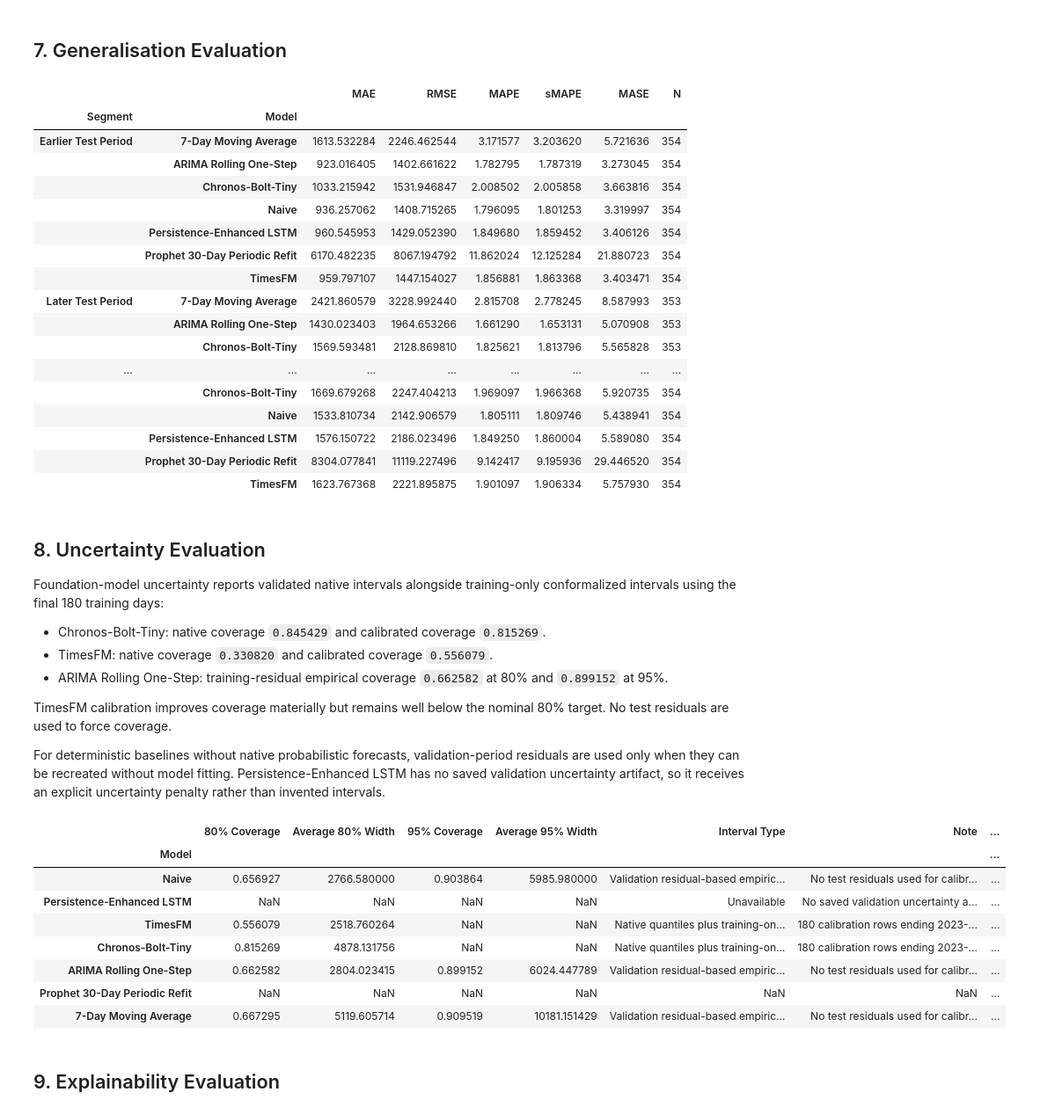
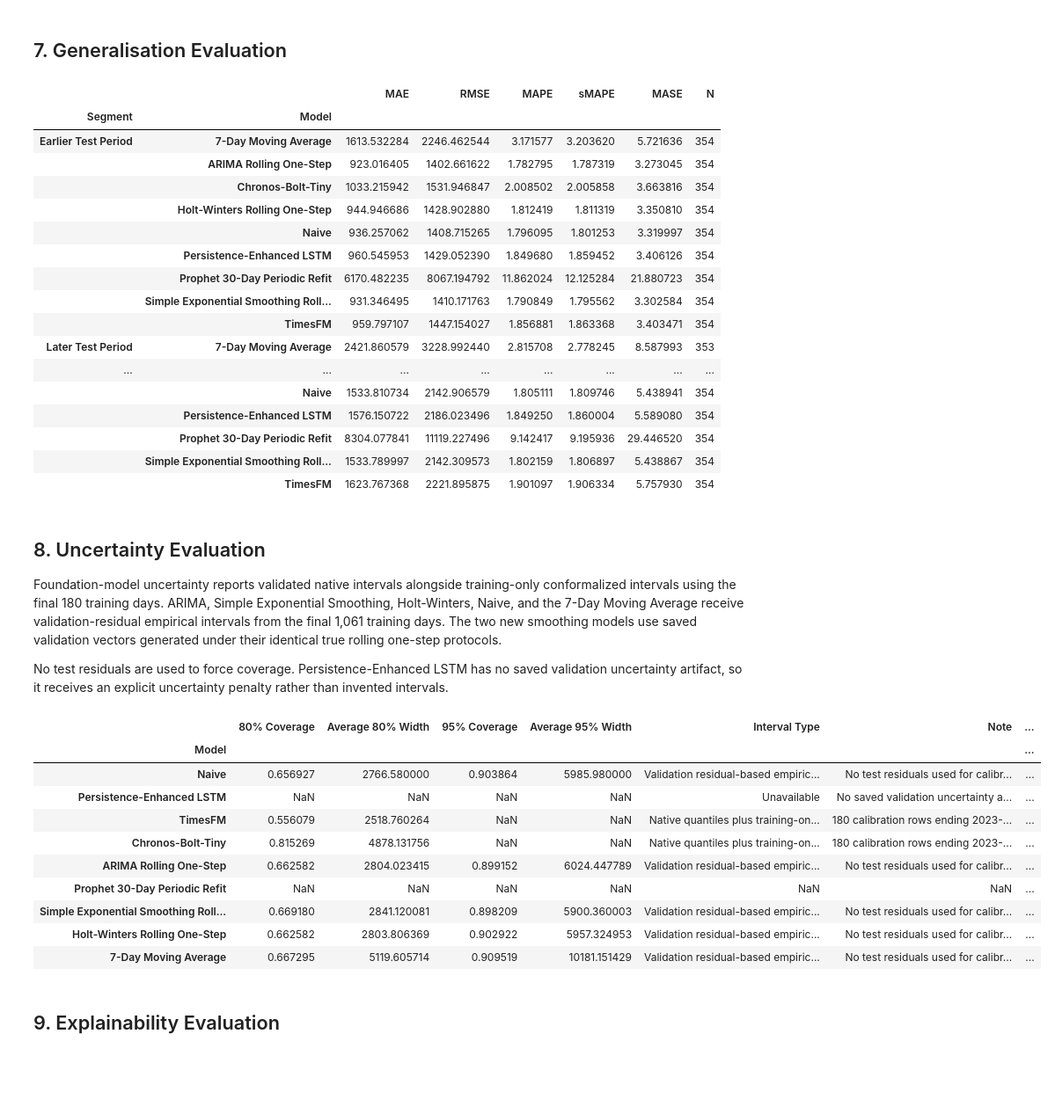
Before and after one commit to mdsoadsolaiman/Time-Series-Foundation-Models, a Jupyter notebook: notebooks/06_Trustworthiness.ipynb, the cells around one changed output. Shown at 88% size. Cells and saved outputs as stored; diff of their text form; code cells hidden in the pictures; blank space fills up the shorter version.

```diff
--- a/notebooks/06_Trustworthiness.ipynb
+++ b/notebooks/06_Trustworthiness.ipynb
@@ -56,6 +58,8 @@ expected_columns = [
     "TimesFM",
     "ARIMA_Rolling",
     "Prophet_Periodic_Refit",
+    "Simple_Exp_Smoothing",
+    "Holt_Winters",
 ]
 
 missing_columns = [column for column in expected_columns if column not in forecast_results.columns]
@@ -70,7 +74,7 @@ value_columns = expected_columns[1:]
 
 artifact_validation = pd.DataFrame(
     [
-        {"Check": "Shape is (1061, 8) before Timestamp index", "Result": tuple(pd.read_csv(forecast_artifact_path).shape) == (1061, 8)},
+        {"Check": "Shape is (1061, 10) before Timestamp index", "Result": tuple(pd.read_csv(forecast_artifact_path).shape) == (1061, 10)},
         {"Check": "Timestamp unique", "Result": forecast_results.index.is_unique},
         {"Check": "Timestamp sorted", "Result": forecast_results.index.is_monotonic_increasing},
         {"Check": "No missing values", "Result": not forecast_results[value_columns].isna().any().any()},
@@ -203,6 +214,8 @@ forecast_series = {
     "Chronos-Bolt-Tiny": forecast_results["Chronos_Bolt_Tiny"].rename("Chronos-Bolt-Tiny"),
     "ARIMA Rolling One-Step": forecast_results["ARIMA_Rolling"].rename("ARIMA Rolling One-Step"),
     "Prophet 30-Day Periodic Refit": forecast_results["Prophet_Periodic_Refit"].rename("Prophet 30-Day Periodic Refit"),
+    "Simple Exponential Smoothing Rolling One-Step": forecast_results["Simple_Exp_Smoothing"].rename("Simple Exponential Smoothing Rolling One-Step"),
+    "Holt-Winters Rolling One-Step": forecast_results["Holt_Winters"].rename("Holt-Winters Rolling One-Step"),
 }
 
 # Deterministic no-leakage 7-day moving average: prediction at t uses t-7 through t-1 only.
@@ -344,31 +359,25 @@ segment_generalisation
 | Earlier Test Period | 7-Day Moving Average | 1613.532284 | 2246.462544 | 3.171577 | 3.203620 | 5.721636 | 354 |
 |  | ARIMA Rolling One-Step | 923.016405 | 1402.661622 | 1.782795 | 1.787319 | 3.273045 | 354 |
 |  | Chronos-Bolt-Tiny | 1033.215942 | 1531.946847 | 2.008502 | 2.005858 | 3.663816 | 354 |
+|  | Holt-Winters Rolling One-Step | 944.946686 | 1428.902880 | 1.812419 | 1.811319 | 3.350810 | 354 |
 |  | Naive | 936.257062 | 1408.715265 | 1.796095 | 1.801253 | 3.319997 | 354 |
 |  | Persistence-Enhanced LSTM | 960.545953 | 1429.052390 | 1.849680 | 1.859452 | 3.406126 | 354 |
 |  | Prophet 30-Day Periodic Refit | 6170.482235 | 8067.194792 | 11.862024 | 12.125284 | 21.880723 | 354 |
+|  | Simple Exponential Smoothing Roll... | 931.346495 | 1410.171763 | 1.790849 | 1.795562 | 3.302584 | 354 |
 |  | TimesFM | 959.797107 | 1447.154027 | 1.856881 | 1.863368 | 3.403471 | 354 |
 | Later Test Period | 7-Day Moving Average | 2421.860579 | 3228.992440 | 2.815708 | 2.778245 | 8.587993 | 353 |
-|  | ARIMA Rolling One-Step | 1430.023403 | 1964.653266 | 1.661290 | 1.653131 | 5.070908 | 353 |
-|  | Chronos-Bolt-Tiny | 1569.593481 | 2128.869810 | 1.825621 | 1.813796 | 5.565828 | 353 |
 | ... | ... | ... | ... | ... | ... | ... | ... |
-|  | Chronos-Bolt-Tiny | 1669.679268 | 2247.404213 | 1.969097 | 1.966368 | 5.920735 | 354 |
 |  | Naive | 1533.810734 | 2142.906579 | 1.805111 | 1.809746 | 5.438941 | 354 |
 |  | Persistence-Enhanced LSTM | 1576.150722 | 2186.023496 | 1.849250 | 1.860004 | 5.589080 | 354 |
 |  | Prophet 30-Day Periodic Refit | 8304.077841 | 11119.227496 | 9.142417 | 9.195936 | 29.446520 | 354 |
+|  | Simple Exponential Smoothing Roll... | 1533.789997 | 2142.309573 | 1.802159 | 1.806897 | 5.438867 | 354 |
 |  | TimesFM | 1623.767368 | 2221.895875 | 1.901097 | 1.906334 | 5.757930 | 354 |
 # %% [markdown]
 ## 8. Uncertainty Evaluation
 
-Foundation-model uncertainty reports validated native intervals alongside training-only conformalized intervals using the final 180 training days:
+Foundation-model uncertainty reports validated native intervals alongside training-only conformalized intervals using the final 180 training days. ARIMA, Simple Exponential Smoothing, Holt-Winters, Naive, and the 7-Day Moving Average receive validation-residual empirical intervals from the final 1,061 training days. The two new smoothing models use saved validation vectors generated under their identical true rolling one-step protocols.
 
-- Chronos-Bolt-Tiny: native coverage `0.845429` and calibrated coverage `0.815269`.
-- TimesFM: native coverage `0.330820` and calibrated coverage `0.556079`.
-- ARIMA Rolling One-Step: training-residual empirical coverage `0.662582` at 80% and `0.899152` at 95%.
-
-TimesFM calibration improves coverage materially but remains well below the nominal 80% target. No test residuals are used to force coverage.
-
-For deterministic baselines without native probabilistic forecasts, validation-period residuals are used only when they can be recreated without model fitting. Persistence-Enhanced LSTM has no saved validation uncertainty artifact, so it receives an explicit uncertainty penalty rather than invented intervals.
+No test residuals are used to force coverage. Persistence-Enhanced LSTM has no saved validation uncertainty artifact, so it receives an explicit uncertainty penalty rather than invented intervals.
 # %%
 validation_window = train.iloc[-len(test):]
 validation_actual = validation_window.rename("actual")
@@ -377,14 +386,24 @@ arima_validation = pd.read_csv(
     PROJECT_ROOT / "results" / "arima_validation_forecast.csv", parse_dates=["Timestamp"]
 ).set_index("Timestamp")["ARIMA_Rolling_Validation"]
 arima_validation.index = pd.to_datetime(arima_validation.index, utc=True)
+simple_exp_smoothing_validation = pd.read_csv(PROJECT_ROOT / "results" / "simple_exp_smoothing_validation_forecast.csv", parse_dates=["Timestamp"]).set_index("Timestamp")["Simple_Exp_Smoothing_Validation"]
+holt_winters_validation = pd.read_csv(PROJECT_ROOT / "results" / "holt_winters_validation_forecast.csv", parse_dates=["Timestamp"]).set_index("Timestamp")["Holt_Winters_Validation"]
+simple_exp_smoothing_validation.index = pd.to_datetime(simple_exp_smoothing_validation.index, utc=True)
+holt_winters_validation.index = pd.to_datetime(holt_winters_validation.index, utc=True)
 arima_validation = arima_validation.reindex(validation_index)
 assert arima_validation.index.equals(validation_index) and not arima_validation.isna().any()
+simple_exp_smoothing_validation = simple_exp_smoothing_validation.reindex(validation_index)
+holt_winters_validation = holt_winters_validation.reindex(validation_index)
+assert simple_exp_smoothing_validation.index.equals(validation_index) and not simple_exp_smoothing_validation.isna().any()
+assert holt_winters_validation.index.equals(validation_index) and not holt_winters_validation.isna().any()
 assert validation_index.max() < test.index.min()
 
 validation_forecasts = {
     "Naive": target.shift(1).reindex(validation_index).rename("Naive"),
     "7-Day Moving Average": target.shift(1).rolling(window=7).mean().reindex(validation_index).rename("7-Day Moving Average"),
     "ARIMA Rolling One-Step": arima_validation.rename("ARIMA Rolling One-Step"),
+    "Simple Exponential Smoothing Rolling One-Step": simple_exp_smoothing_validation.rename("Simple Exponential Smoothing Rolling One-Step"),
+    "Holt-Winters Rolling One-Step": holt_winters_validation.rename("Holt-Winters Rolling One-Step"),
 }
 
 uncertainty_rows = []
@@ -439,33 +458,35 @@ uncertainty_rows.extend(
 )
 
 calibration_summary = pd.read_csv(PROJECT_ROOT / "results" / "foundation_uncertainty_summary.csv")
 calibration_summary["Model"] = calibration_summary["Model"].replace({"Chronos_Bolt_Tiny": "Chronos-Bolt-Tiny"})
 uncertainty_rows = [row for row in uncertainty_rows if row["Model"] not in {"Chronos-Bolt-Tiny", "TimesFM"}]
 for row in calibration_summary.to_dict(orient="records"):
     uncertainty_rows.append({
         "Model": row["Model"],
         "Native 80% Coverage": row["Native_Test_Coverage_80"],
         "Calibrated 80% Coverage": row["Calibrated_Test_Coverage_80"],
         "80% Coverage": row["Calibrated_Test_Coverage_80"],
         "Native Average 80% Width": row["Native_Average_Width_80"],
         "Average 80% Width": row["Calibrated_Average_Width_80"],
         "95% Coverage": np.nan,
         "Average 95% Width": np.nan,
         "Interval Type": "Native quantiles plus training-only CQR calibration",
         "Note": f"180 calibration rows ending {row['Calibration_End']}; no test residuals used.",
     })
 
 uncertainty_table = pd.DataFrame(uncertainty_rows).set_index("Model").reindex(metrics_table.index)
 uncertainty_table
 # %% [output]
 |  | 80% Coverage | Average 80% Width | 95% Coverage | Average 95% Width | Interval Type | Note | ... |
 | Model |  |  |  |  |  |  | ... |
 | Naive | 0.656927 | 2766.580000 | 0.903864 | 5985.980000 | Validation residual-based empiric... | No test residuals used for calibr... | ... |
 | Persistence-Enhanced LSTM | NaN | NaN | NaN | NaN | Unavailable | No saved validation uncertainty a... | ... |
 | TimesFM | 0.556079 | 2518.760264 | NaN | NaN | Native quantiles plus training-on... | 180 calibration rows ending 2023-... | ... |
 | Chronos-Bolt-Tiny | 0.815269 | 4878.131756 | NaN | NaN | Native quantiles plus training-on... | 180 calibration rows ending 2023-... | ... |
 | ARIMA Rolling One-Step | 0.662582 | 2804.023415 | 0.899152 | 6024.447789 | Validation residual-based empiric... | No test residuals used for calibr... | ... |
 | Prophet 30-Day Periodic Refit | NaN | NaN | NaN | NaN | NaN | NaN | ... |
+| Simple Exponential Smoothing Roll... | 0.669180 | 2841.120081 | 0.898209 | 5900.360003 | Validation residual-based empiric... | No test residuals used for calibr... | ... |
+| Holt-Winters Rolling One-Step | 0.662582 | 2803.806369 | 0.902922 | 5957.324953 | Validation residual-based empiric... | No test residuals used for calibr... | ... |
 | 7-Day Moving Average | 0.667295 | 5119.605714 | 0.909519 | 10181.151429 | Validation residual-based empiric... | No test residuals used for calibr... | ... |
 # %% [markdown]
 ## 9. Explainability Evaluation
```
Also changed, not shown: parts of 12 cells of this notebook, 2 other files.
